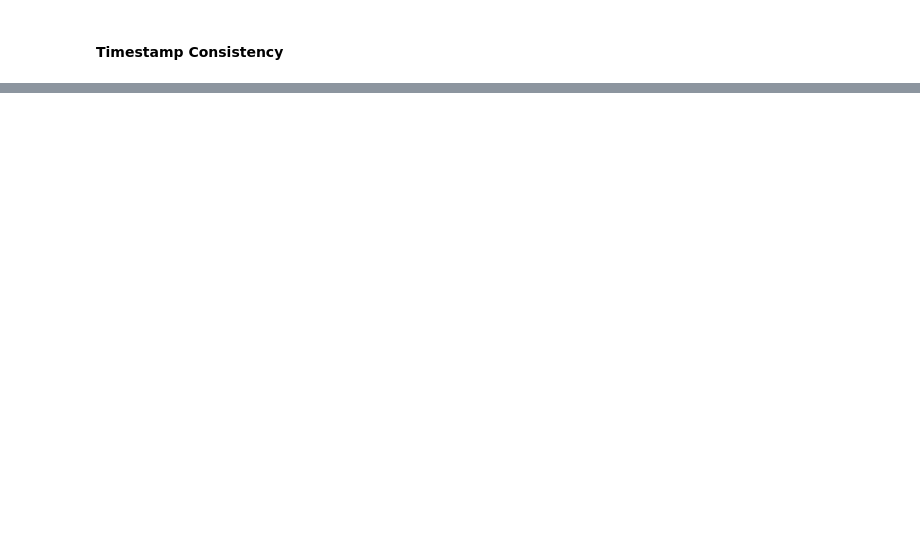
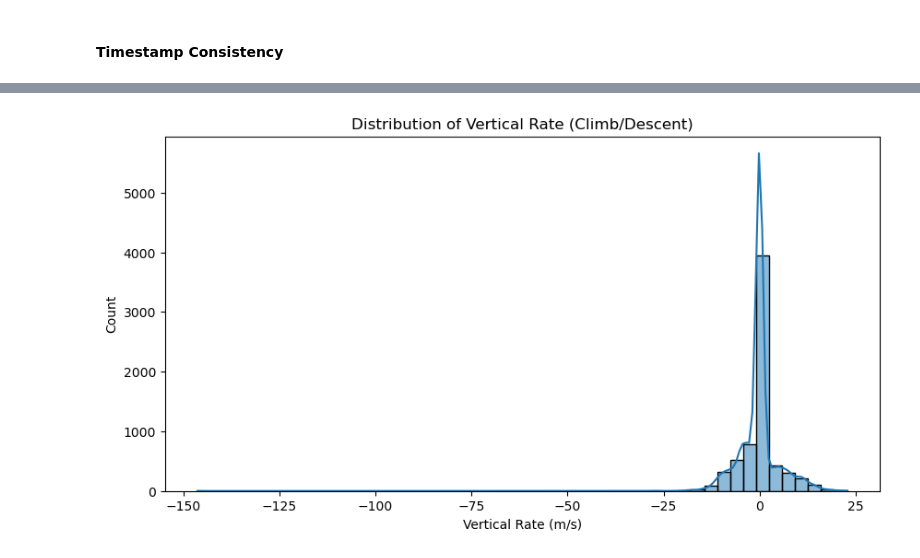
Before and after one commit to victoroscar30/aeroexplorer, a Jupyter notebook: notebooks/01_exploration.ipynb, the cells around one changed output, grey strips where cells are left out. Drawn from its saved outputs; the diff is of its cells as text; code cells hidden in the pictures; blank space fills up the shorter version.

```diff
--- a/notebooks/01_exploration.ipynb
+++ b/notebooks/01_exploration.ipynb
@@ -215,0 +306,10 @@ min_max
+# %%
+# --- 2. Vertical Rate Histograms ---
+plt.figure(figsize=(10,5))
+sns.histplot(df_final["vertical_rate"], bins=50, kde=True)
+plt.title("Distribution of Vertical Rate (Climb/Descent)")
+plt.xlabel("Vertical Rate (m/s)")
+plt.ylabel("Count")
+plt.show()
+# %% [output]
+[figure, added]
```
Also changed, not shown: parts of 20 cells of this notebook.
